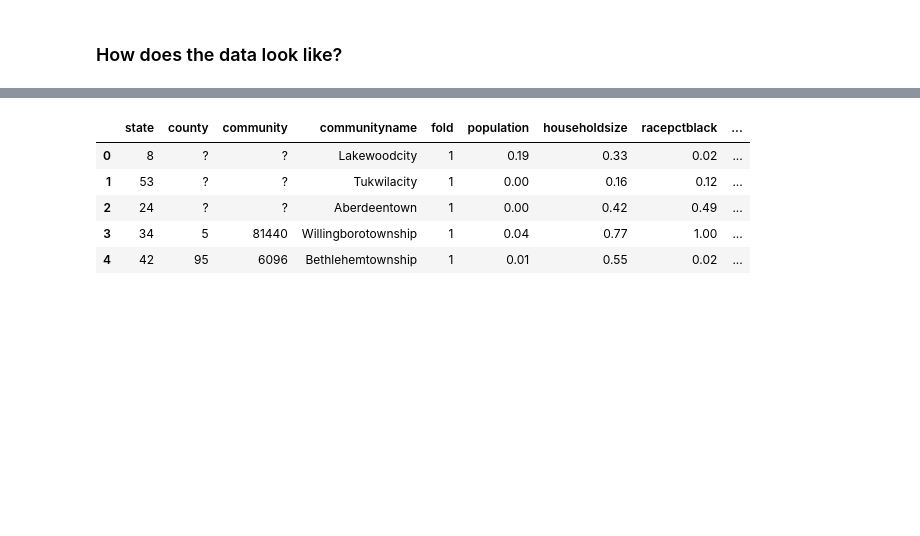
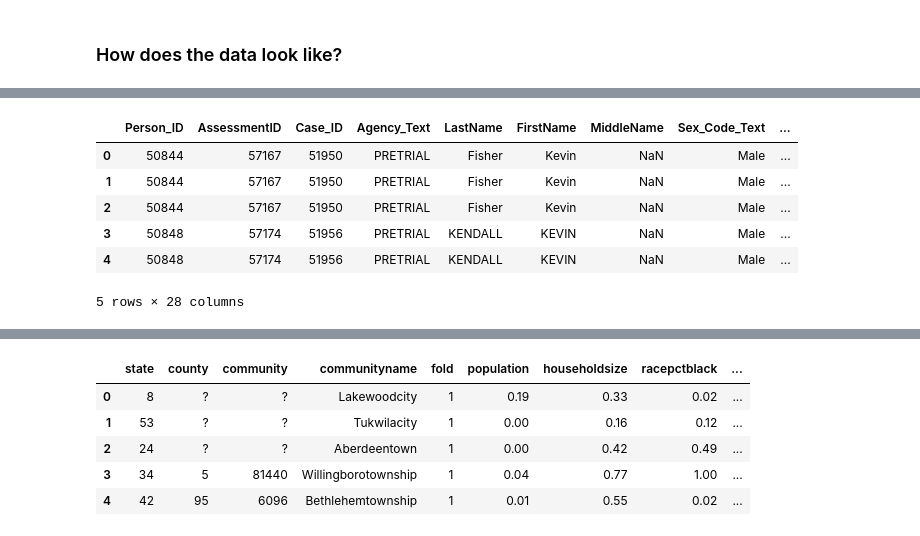
Before and after one commit to vbursztyn/hcml-fairml-curriculum, a Jupyter notebook: Step by step organization.ipynb, the cells around one changed output, grey strips where cells are left out. Cells and saved outputs as stored; diff of their text form; code cells hidden in the pictures; blank space fills up the shorter version.

```diff
--- a/Step by step organization.ipynb
+++ b/Step by step organization.ipynb
@@ -28,0 +45,14 @@ import ipywidgets as widgets
+# %%
+# basic COMPAS scores CSV, with sex, race and just a few other useful predictors. not much to go on
+# I don't think it makes much sense to use this one
+compas_scores_raw_filename = 'data/compas-scores-raw.csv'
+df_compas_raw = pd.read_csv(compas_scores_raw_filename)
+df_compas_raw.head()
+# %% [output]
+|  | Person_ID | AssessmentID | Case_ID | Agency_Text | LastName | FirstName | MiddleName | Sex_Code_Text | ... |
+| 0 | 50844 | 57167 | 51950 | PRETRIAL | Fisher | Kevin | NaN | Male | ... |
+| 1 | 50844 | 57167 | 51950 | PRETRIAL | Fisher | Kevin | NaN | Male | ... |
+| 2 | 50844 | 57167 | 51950 | PRETRIAL | Fisher | Kevin | NaN | Male | ... |
+| 3 | 50848 | 57174 | 51956 | PRETRIAL | KENDALL | KEVIN | NaN | Male | ... |
+| 4 | 50848 | 57174 | 51956 | PRETRIAL | KENDALL | KEVIN | NaN | Male | ... |
+5 rows × 28 columns
```
Also changed, not shown: parts of 15 cells of this notebook.
